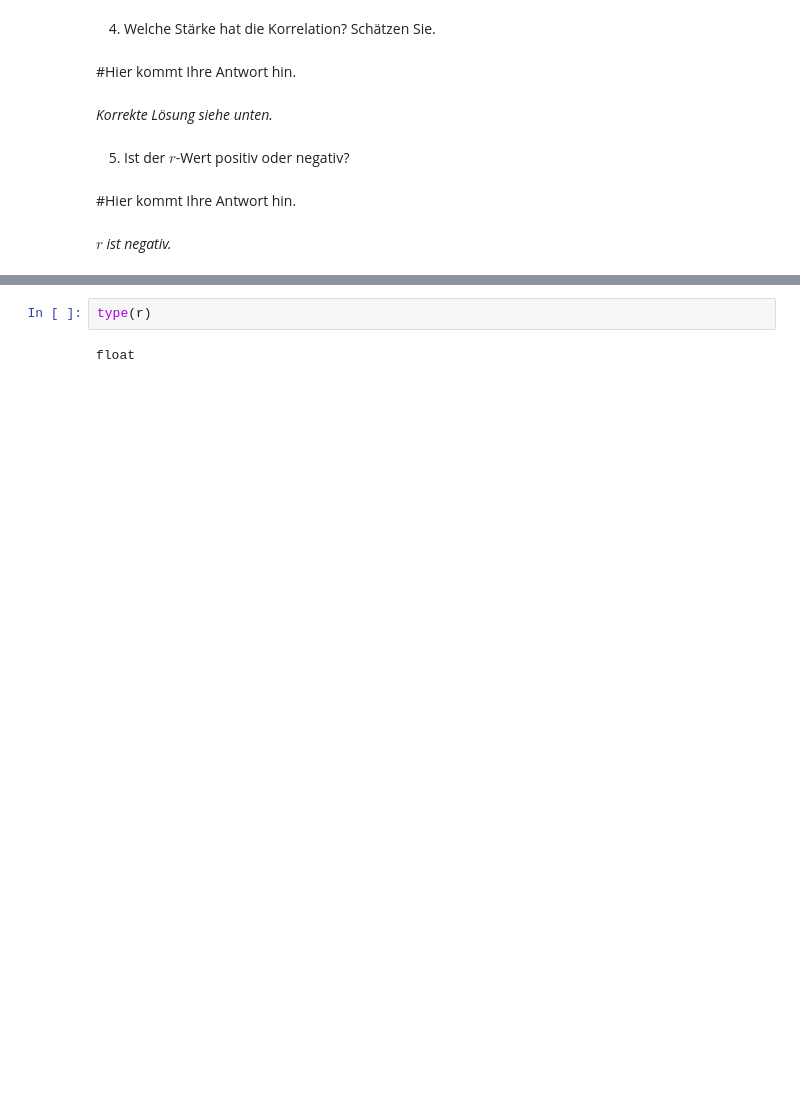
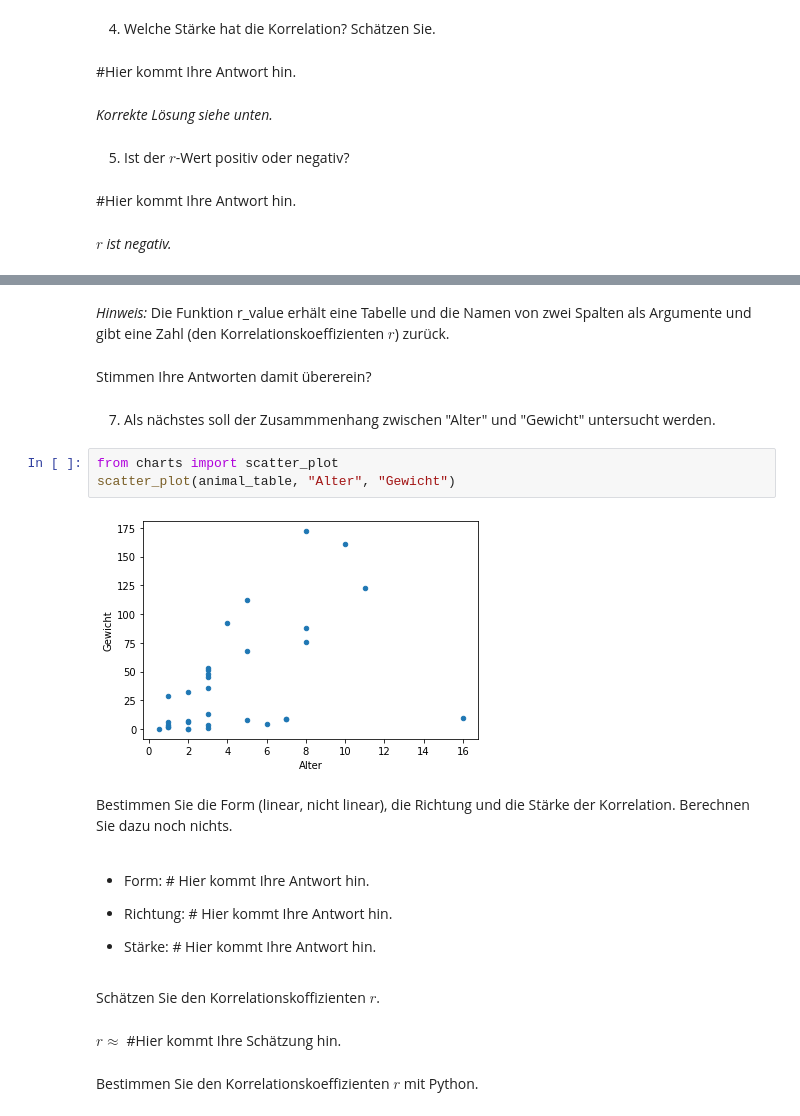
Before and after one commit to andreasstoll/Notebooks_Arbeit, a Jupyter notebook: _10_Korrelationen.ipynb, the cells around one changed output, grey strips where cells are left out. Saved outputs shown, nothing was run; the diff lists cells and outputs as text; blank space fills up the shorter version.

Commit message:
Korrelation fertig

```diff
--- a/_10_Korrelationen.ipynb
+++ b/_10_Korrelationen.ipynb
@@ -301,6 +302,28 @@ r
 # %% [output]
 0.648176449402253
-# %%
-type(r)
-# %% [output]
-float
+# %% [markdown]
+*Hinweis:* Die Funktion r_value erhält eine Tabelle und die Namen von zwei Spalten als Argumente und gibt eine Zahl (den Korrelationskoeffizienten $r$) zurück.
+# %% [markdown]
+Stimmen Ihre Antworten damit übererein?
+# %% [markdown]
+7. Als nächstes soll der Zusammmenhang zwischen "Alter" und "Gewicht" untersucht werden.
+# %%
+from charts import scatter_plot
+scatter_plot(animal_table, "Alter", "Gewicht")
+# %% [output]
+[figure, added]
+# %% [markdown]
+Bestimmen Sie die Form (linear, nicht linear), die Richtung und die Stärke der Korrelation.
+Berechnen Sie dazu noch nichts.
+# %% [markdown]
+* Form: # Hier kommt Ihre Antwort hin.
+
+* Richtung: # Hier kommt Ihre Antwort hin.
+
+* Stärke: # Hier kommt Ihre Antwort hin.
+# %% [markdown]
+Schätzen Sie den Korrelationskoffizienten $r$.
+# %% [markdown]
+$r \approx$ #Hier kommt Ihre Schätzung hin.
+# %% [markdown]
+Bestimmen Sie den Korrelationskoeffizienten $r$ mit Python.
```
Also changed, not shown: parts of 36 cells of this notebook, 6 other files.
